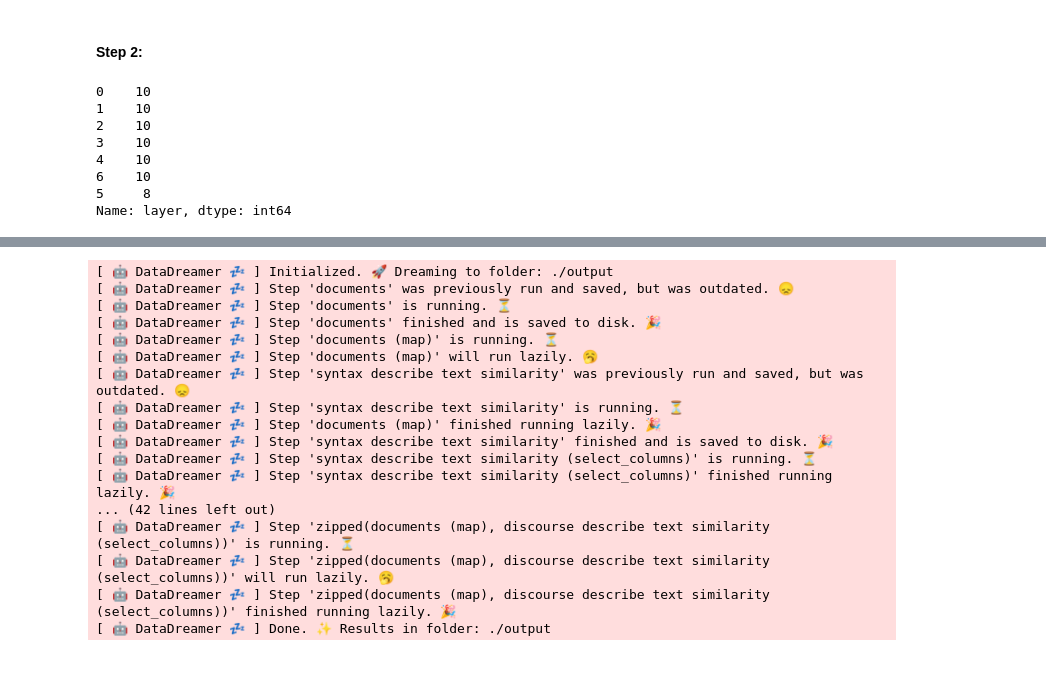
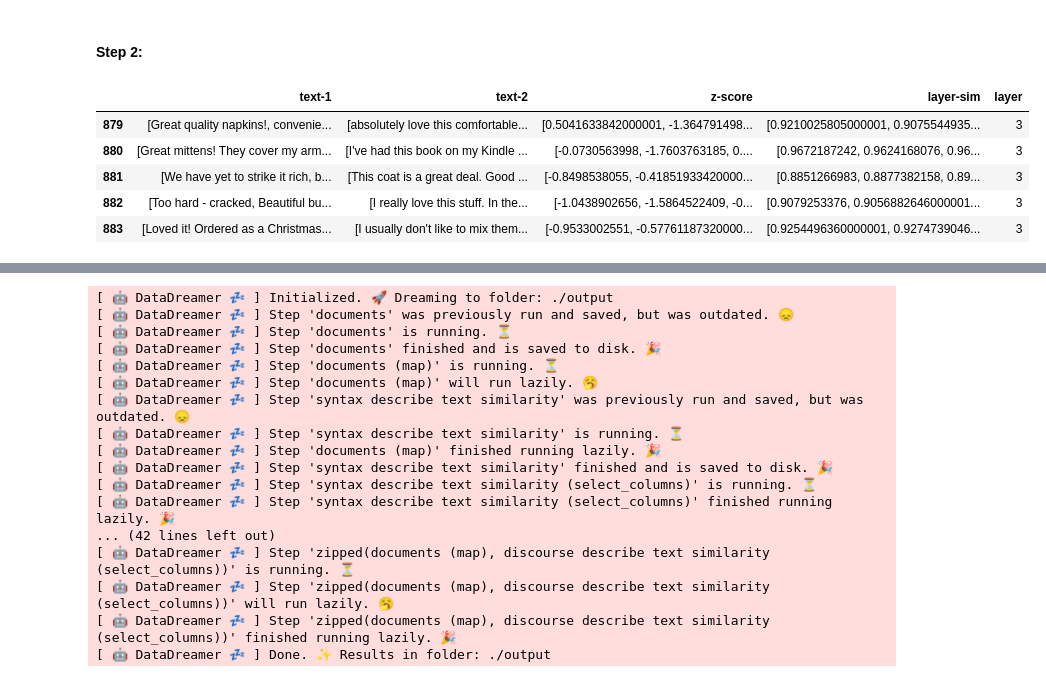
Before and after one commit to MiladAlshomary/Multi-LUAR, a Jupyter notebook: src-ipynb/multi-luar-analysis-3.ipynb, the cells around one changed output, grey strips where cells are left out. Saved outputs shown, nothing was run; the diff lists cells and outputs as text; code cells hidden in the pictures.

```diff
--- a/src-ipynb/multi-luar-analysis-3.ipynb
+++ b/src-ipynb/multi-luar-analysis-3.ipynb
@@ -190,15 +224,15 @@ def evaluate_text_similarities(data_path, document_pairs, linguistic_lvl_name, l
 
         return results_ds
 # %%
-layer_x_pairs_df = pd.read_json('../data/layer_to_pairs_signficance.json')
+mluar_reddit_reddit_preds = pd.read_json('../data/significant-pairs-analysis/mluar-reddit-reddit-preds_df.json')
+mluar_amazon_reddit_preds = pd.read_json('../data/significant-pairs-analysis/mluar-reddit-amazon-preds_df.json')
+mluar_fanfic_reddit_preds = pd.read_json('../data/significant-pairs-analysis/mluar-reddit-pan-preds_df.json')
-# %%
-layer_x_pairs_df.layer.value_counts()
-# %% [output]
-0    10
-1    10
-2    10
-3    10
-4    10
-6    10
-5     8
-Name: layer, dtype: int64
+# %%
+mluar_amazon_reddit_preds[mluar_amazon_reddit_preds.layer==3].head()
+# %% [output]
+|  | text-1 | text-2 | z-score | layer-sim | layer |
+| 879 | [Great quality napkins!, convenie... | [absolutely love this comfortable... | [0.5041633842000001, -1.364791498... | [0.9210025805000001, 0.9075544935... | 3 |
+| 880 | [Great mittens! They cover my arm... | [I've had this book on my Kindle ... | [-0.0730563998, -1.7603763185, 0.... | [0.9672187242, 0.9624168076, 0.96... | 3 |
+| 881 | [We have yet to strike it rich, b... | [This coat is a great deal. Good ... | [-0.8498538055, -0.41851933420000... | [0.8851266983, 0.8877382158, 0.89... | 3 |
+| 882 | [Too hard - cracked, Beautiful bu... | [I really love this stuff. In the... | [-1.0438902656, -1.5864522409, -0... | [0.9079253376, 0.9056882646000001... | 3 |
+| 883 | [Loved it! Ordered as a Christmas... | [I usually don't like to mix them... | [-0.9533002551, -0.57761187320000... | [0.9254496360000001, 0.9274739046... | 3 |
```
Also changed, not shown: parts of 18 cells of this notebook, 9 other files.
